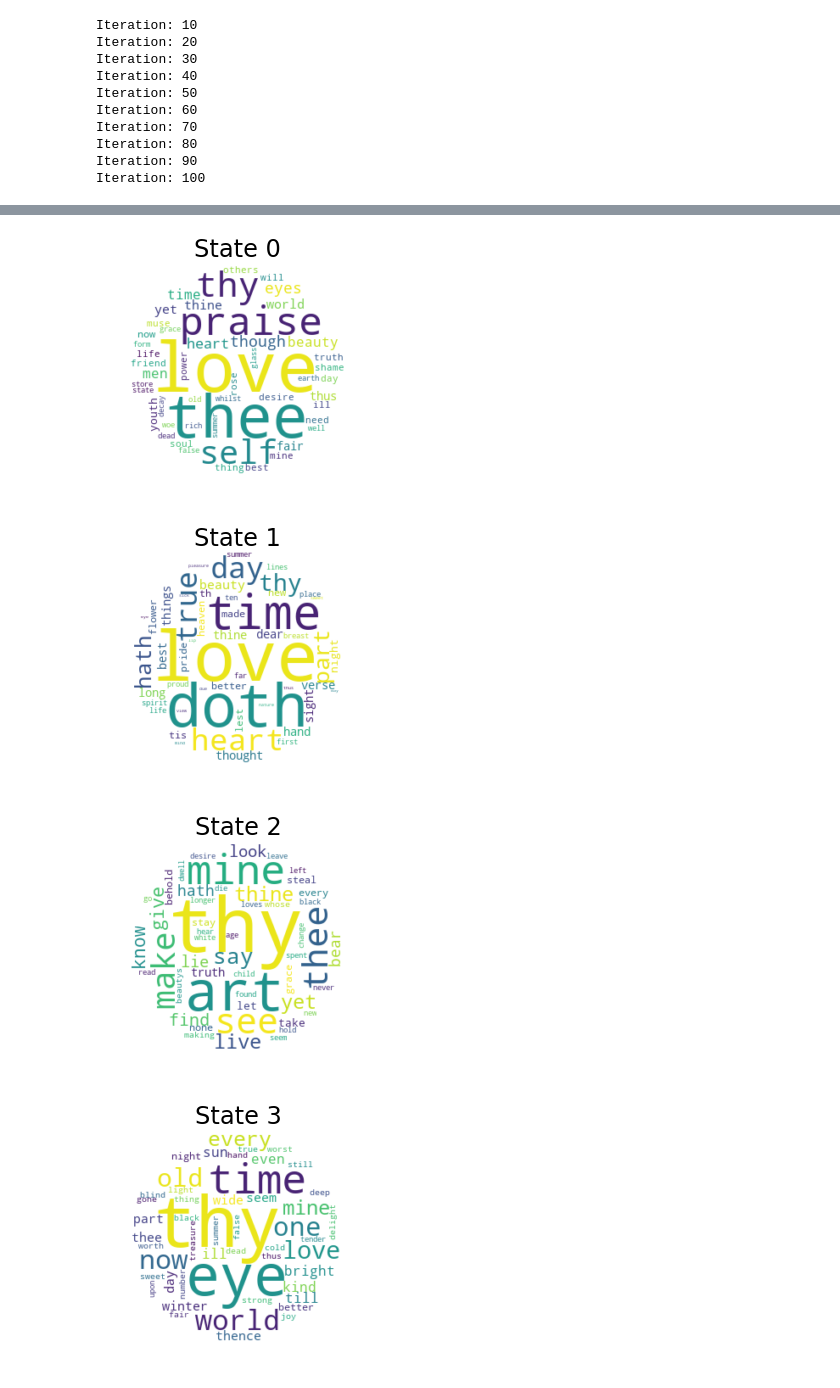
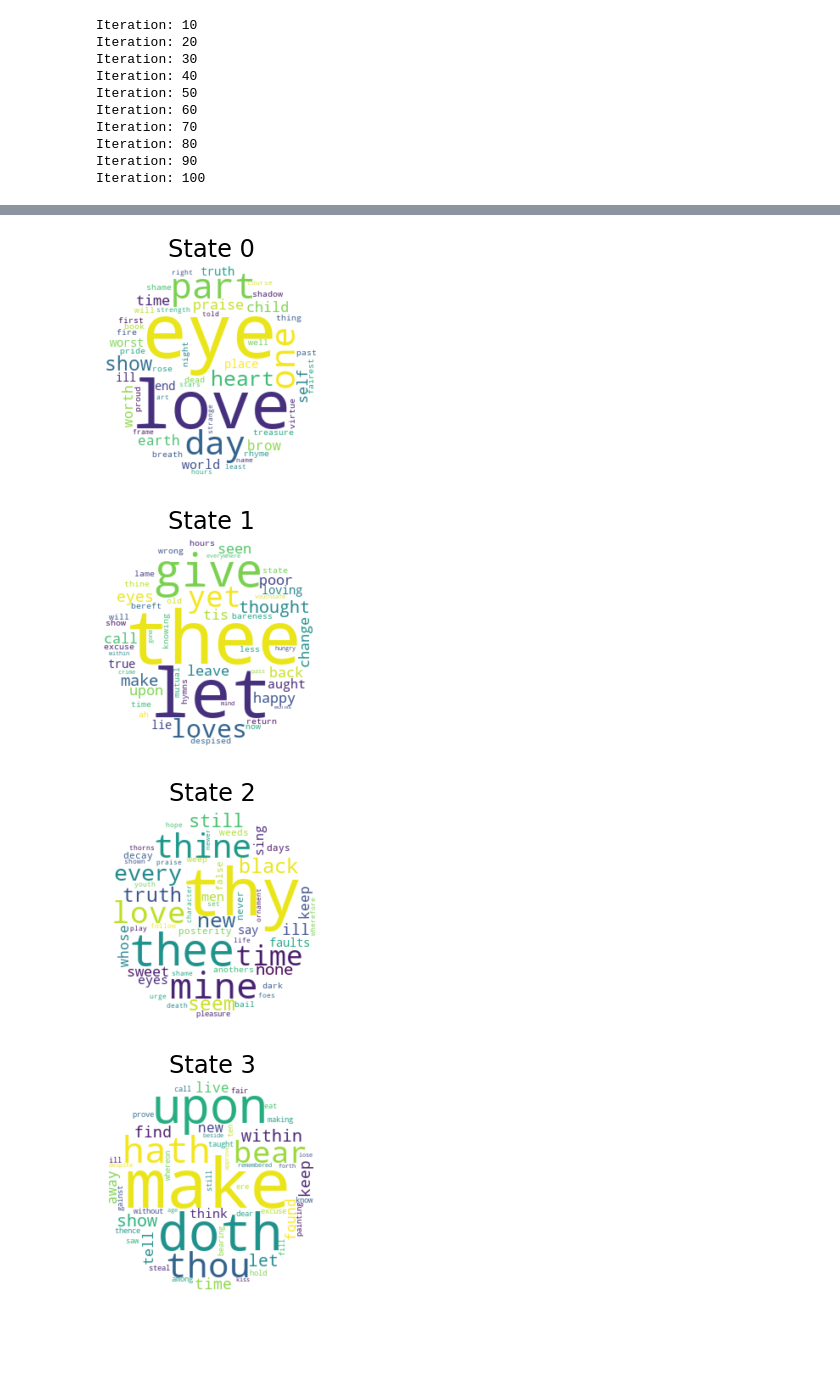
Before and after one commit to amandaliusa/cs155-shakespeare, a Jupyter notebook: unsupervised_hmm_stanzas.ipynb, the cells around one changed output, grey strips where cells are left out. Drawn from its saved outputs; the diff is of its cells as text; code cells hidden in the pictures; blank space fills up the shorter version.

```diff
--- a/unsupervised_hmm_stanzas.ipynb
+++ b/unsupervised_hmm_stanzas.ipynb
@@ -319,7 +349,7 @@ wordclouds = states_to_wordclouds(hmm8, obs_map)
 # %%
-wordclouds = states_to_wordclouds(hmm6, obs_map)
+wordclouds = states_to_wordclouds(hmm12, obs_map)
 # %% [output]
-[figure, old version]
+[figure, new version]
-[figure, old version]
+[figure, new version]
-[figure, old version]
+[figure, new version]
-[figure, old version]
+[figure, new version]
```
Also changed, not shown: parts of 18 cells of this notebook, 2 other files.
